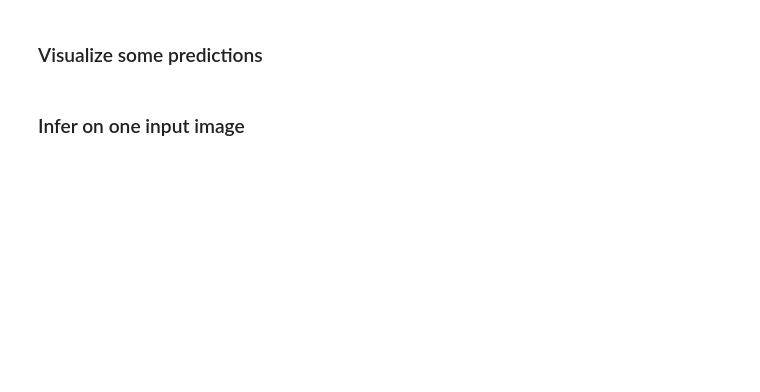
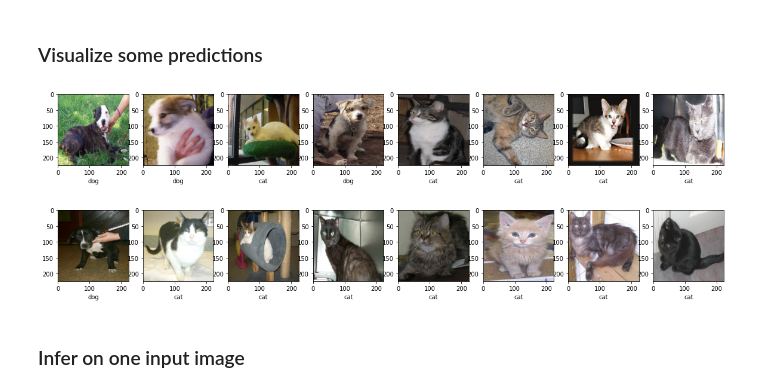
Before and after one commit to hasibzunair/cv-pytorch-tutorials, a Jupyter notebook: 01.image_classification.ipynb, the cells around one changed output. Saved outputs shown, nothing was run; the diff lists cells and outputs as text; code cells hidden in the pictures; blank space fills up the shorter version.

```diff
--- a/01.image_classification.ipynb
+++ b/01.image_classification.ipynb
@@ -26,7 +32,7 @@ if torch.cuda.is_available():
 # %% [markdown]
 ### Setup log folder
 # %%
-EXPERIMENT_NAME = "cnn_dogscats"
+EXPERIMENT_NAME = "convnet_dogscats"
 ROOT_DIR = os.path.abspath(".")
 LOG_PATH = os.path.join(ROOT_DIR, "logs", EXPERIMENT_NAME)
 
@@ -44,9 +50,9 @@ print(DEVICE)
 
 # Hyperparameters
 RANDOM_SEED = 1
-LEARNING_RATE = 0.001
+LEARNING_RATE = 0.0001
 NUM_EPOCHS = 10
-BATCH_SIZE = 32
+BATCH_SIZE = 128
 
 # Architecture
 NUM_CLASSES = 2
@@ -321,7 +215,7 @@ class VGG16(torch.nn.Module):
 ### Build model and define optimizer
 # %%
 torch.manual_seed(RANDOM_SEED)
-model = VGG16(num_classes=NUM_CLASSES)
+model = resnet18(num_classes=NUM_CLASSES)
 model = model.to(DEVICE)
 print(model)
 
@@ -337,7 +249,9 @@ def compute_accuracy_and_loss(model, data_loader, device):
         features = features.to(device)
         targets = targets.to(device)
 
-        logits, probas = model(features)
+        logits = model(features)
+        probas = F.softmax(logits, dim=1)
+
         cross_entropy += F.cross_entropy(logits, targets).item()
         _, predicted_labels = torch.max(probas, 1)
         num_examples += targets.size(0)
@@ -361,7 +275,7 @@ for epoch in range(NUM_EPOCHS):
         targets = targets.to(DEVICE)
 
         ### FORWARD AND BACK PROP
-        logits, probas = model(features)
+        logits = model(features)
         cost = F.cross_entropy(logits, targets)
         optimizer.zero_grad()
 
@@ -399,4 +313,4 @@ for epoch in range(NUM_EPOCHS):
     print(f'Time elapsed: {elapsed:.2f} min')
 
 elapsed = (time.time() - start_time)/60
-print(f'Total Training Time: {elapsed:.2f} min') # 20 min per epoch
+print(f'Total Training Time: {elapsed:.2f} min')
@@ -476,25 +417,28 @@ unorm = UnNormalize(mean=train_mean, std=train_std)
 # %%
 val_loader = DataLoader(dataset=train_dataset,
                          batch_size=BATCH_SIZE,
                          shuffle=True)
 
 for features, targets in val_loader:
     break
 
 
-_, predictions = model.forward(features[:8].to(DEVICE))
-predictions = torch.argmax(predictions, dim=1)
+logits = model(features[:8].to(DEVICE))
+probas = F.softmax(logits, dim=1)
+predictions = torch.argmax(probas, dim=1)
 
 d = {0: 'cat',
      1: 'dog'}
 
 fig, ax = plt.subplots(1, 8, figsize=(20, 10))
 for i in range(8):
     img = unorm(features[i])
     ax[i].imshow(np.transpose(img, (1, 2, 0)))
     ax[i].set_xlabel(d[predictions[i].item()])
 
 plt.show()
+# %% [output]
+[figure, added]
 # %%
 test_loader = DataLoader(dataset=val_dataset,
                          batch_size=BATCH_SIZE,
@@ -504,8 +448,9 @@ for features, targets in test_loader:
     break
 
 
-_, predictions = model.forward(features[:8].to(DEVICE))
-predictions = torch.argmax(predictions, dim=1)
+logits = model(features[:8].to(DEVICE))
+probas = F.softmax(logits, dim=1)
+predictions = torch.argmax(probas, dim=1)
 
 d = {0: 'cat',
      1: 'dog'}
@@ -517,6 +462,8 @@ for i in range(8):
     ax[i].set_xlabel(d[predictions[i].item()])
 
 plt.show()
+# %% [output]
+[figure, added]
 # %% [markdown]
 ### Infer on one input image
 # %%
```
Also changed, not shown: parts of 31 cells of this notebook, 3 other files.
